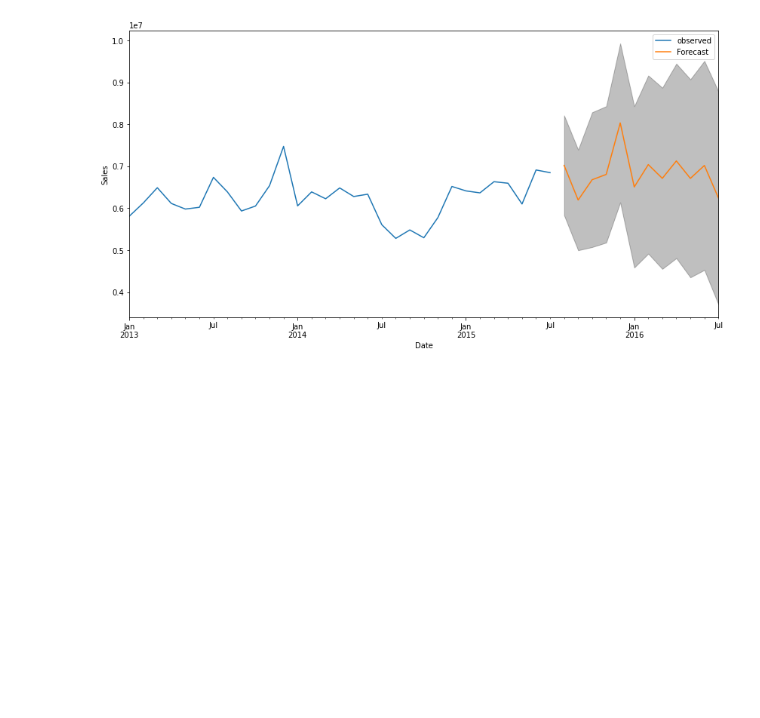
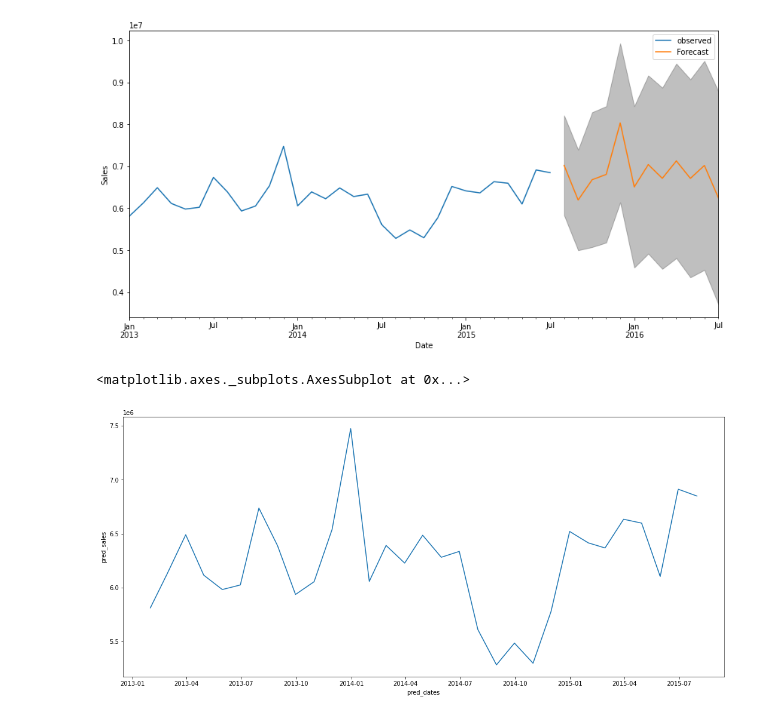
Before and after one commit to Patrick5455/Pharma-ML, a Jupyter notebook: non_web/analysis/interactive/Time_series.ipynb, the cells around one changed output. Drawn from its saved outputs; the diff is of its cells as text; code cells hidden in the pictures; blank space fills up the shorter version.

```diff
--- a/non_web/analysis/interactive/Time_series.ipynb
+++ b/non_web/analysis/interactive/Time_series.ipynb
@@ -17,5 +21,5 @@ drive.mount('/content/gdrive')
 # %%
-train = pd.read_csv('/content/gdrive/My Drive/kaggle/rossmann-store-sales/train.csv')
+train = pd.read_csv('/content/gdrive/My Drive/rossmann-store-sales/train.csv')
 # %%
 train.head(3)
 # %% [output]
@@ -190,3 +193,14 @@ plt.legend()
 plt.show()
 # %% [output]
 [figure]
+# %%
+sales = pd.Series(results.data.endog, name='pred_sales')
+dates = pd.Series(results.data.dates, name="pred_dates")
+
+testing = pd.merge(dates,sales, left_index=True, right_index=True)
+# %%
+import seaborn as sns
+sns.lineplot(data=testing, x='pred_dates', y='pred_sales')
+# %% [output]
+<matplotlib.axes._subplots.AxesSubplot at 0x...>
+[figure, added]
```
Also changed, not shown: parts of 7 cells of this notebook.
